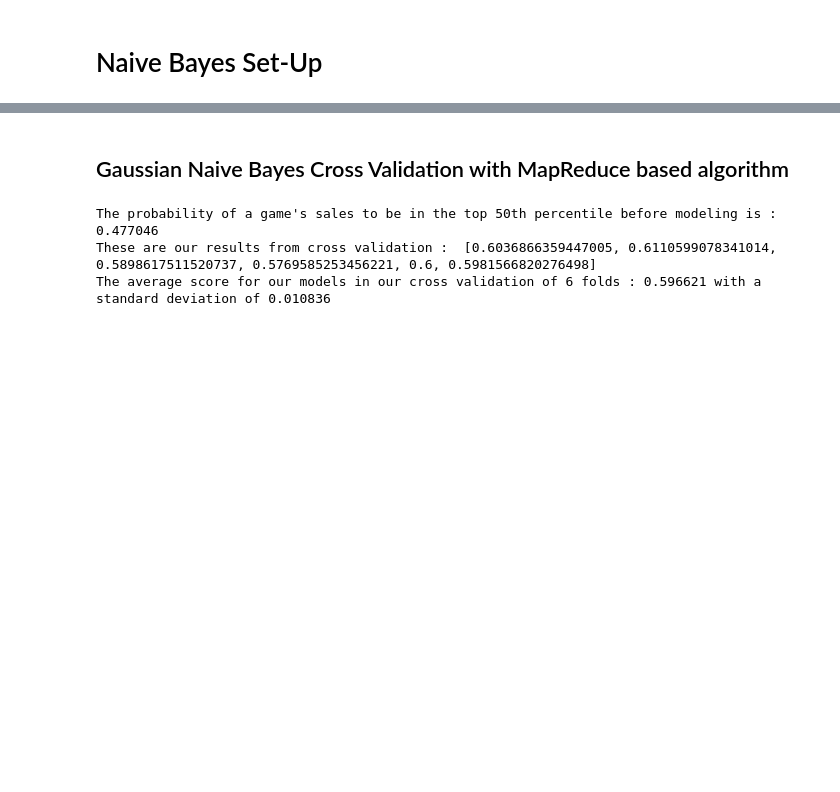
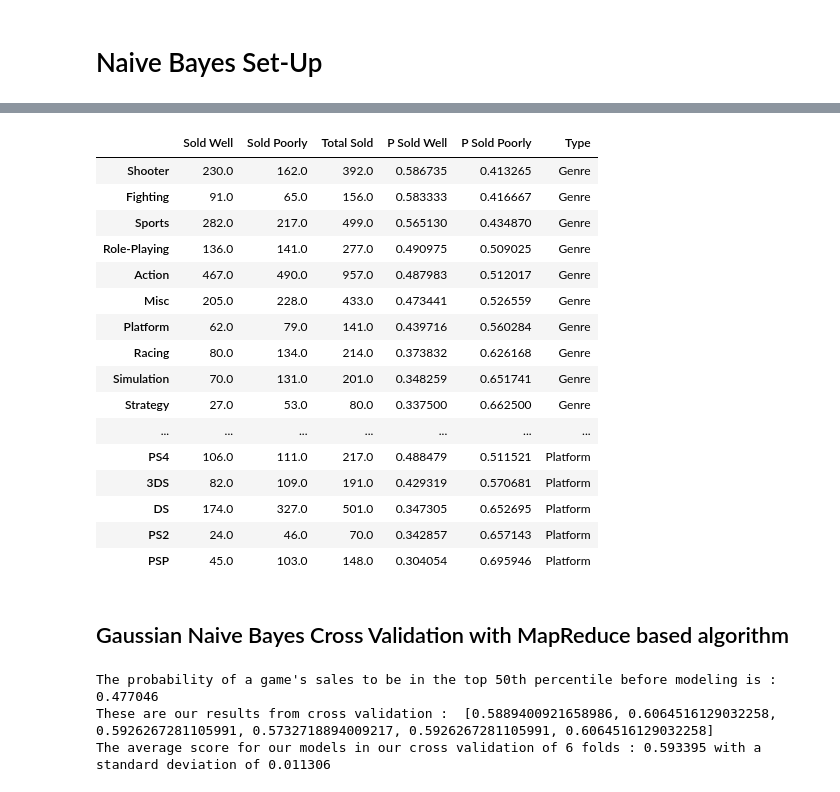
Before and after one commit to liammccarthy17/VideoGameSalesProject2021, a Jupyter notebook: PredictingVideoGameSales-LiamSusanSebastian-2021.ipynb, the cells around one changed output, grey strips where cells are left out. Drawn from its saved outputs; the diff is of its cells as text; code cells hidden in the pictures; blank space fills up the shorter version.

```diff
--- a/PredictingVideoGameSales-LiamSusanSebastian-2021.ipynb
+++ b/PredictingVideoGameSales-LiamSusanSebastian-2021.ipynb
@@ -234,3 +234,5 @@ std_vgs_df.head()
 | 4 | Grand Theft Auto V | PS3 | 2013.0 | Action | Take-Two Interactive | 7.02 | 9.09 | 0.98 | 3.96 | ... |
 # %% [markdown]
 # Naive Bayes Set-Up
+# %%
+std_vgs_df['NA_Sales'] = np.log(std_vgs_df['NA_Sales'])
@@ -237 +296,21 @@ std_vgs_df.head()
+# %%
+naive_bayes_probablities
+# %% [output]
+|  | Sold Well | Sold Poorly | Total Sold | P Sold Well | P Sold Poorly | Type |
+| Shooter | 230.0 | 162.0 | 392.0 | 0.586735 | 0.413265 | Genre |
+| Fighting | 91.0 | 65.0 | 156.0 | 0.583333 | 0.416667 | Genre |
+| Sports | 282.0 | 217.0 | 499.0 | 0.565130 | 0.434870 | Genre |
+| Role-Playing | 136.0 | 141.0 | 277.0 | 0.490975 | 0.509025 | Genre |
+| Action | 467.0 | 490.0 | 957.0 | 0.487983 | 0.512017 | Genre |
+| Misc | 205.0 | 228.0 | 433.0 | 0.473441 | 0.526559 | Genre |
+| Platform | 62.0 | 79.0 | 141.0 | 0.439716 | 0.560284 | Genre |
+| Racing | 80.0 | 134.0 | 214.0 | 0.373832 | 0.626168 | Genre |
+| Simulation | 70.0 | 131.0 | 201.0 | 0.348259 | 0.651741 | Genre |
+| Strategy | 27.0 | 53.0 | 80.0 | 0.337500 | 0.662500 | Genre |
+| ... | ... | ... | ... | ... | ... | ... |
+| PS4 | 106.0 | 111.0 | 217.0 | 0.488479 | 0.511521 | Platform |
+| 3DS | 82.0 | 109.0 | 191.0 | 0.429319 | 0.570681 | Platform |
+| DS | 174.0 | 327.0 | 501.0 | 0.347305 | 0.652695 | Platform |
+| PS2 | 24.0 | 46.0 | 70.0 | 0.342857 | 0.657143 | Platform |
+| PSP | 45.0 | 103.0 | 148.0 | 0.304054 | 0.695946 | Platform |
 # %%
@@ -305,8 +385,8 @@ print('The probability of a game\'s sales to be in the top 50th percentile befor
       % (base_probability))
 print('These are our results from cross validation : ', list_of_scores)
 print('The average score for our models in our cross validation of %d folds : %f with a standard deviation of %f'
-      % (folds, sum(list_of_scores)/len(list_of_scores), pstdev(list_of_scores)))
+      % (kfolds, sum(list_of_scores)/len(list_of_scores), pstdev(list_of_scores)))
 # %% [output]
 The probability of a game's sales to be in the top 50th percentile before modeling is : 0.477046
-These are our results from cross validation :  [0.6036866359447005, 0.6110599078341014, 0.5898617511520737, 0.5769585253456221, 0.6, 0.5981566820276498]
-The average score for our models in our cross validation of 6 folds : 0.596621 with a standard deviation of 0.010836
+These are our results from cross validation :  [0.5889400921658986, 0.6064516129032258, 0.5926267281105991, 0.5732718894009217, 0.5926267281105991, 0.6064516129032258]
+The average score for our models in our cross validation of 6 folds : 0.593395 with a standard deviation of 0.011306
```
Also changed, not shown: parts of 6 cells of this notebook.
